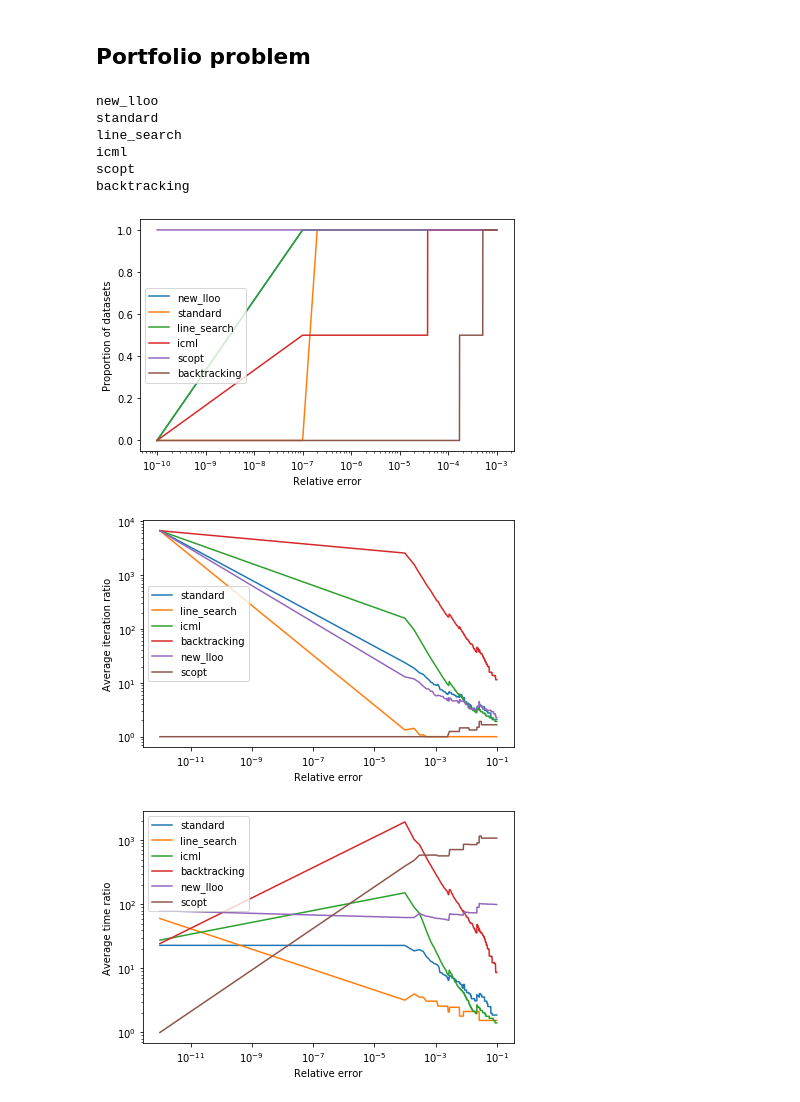
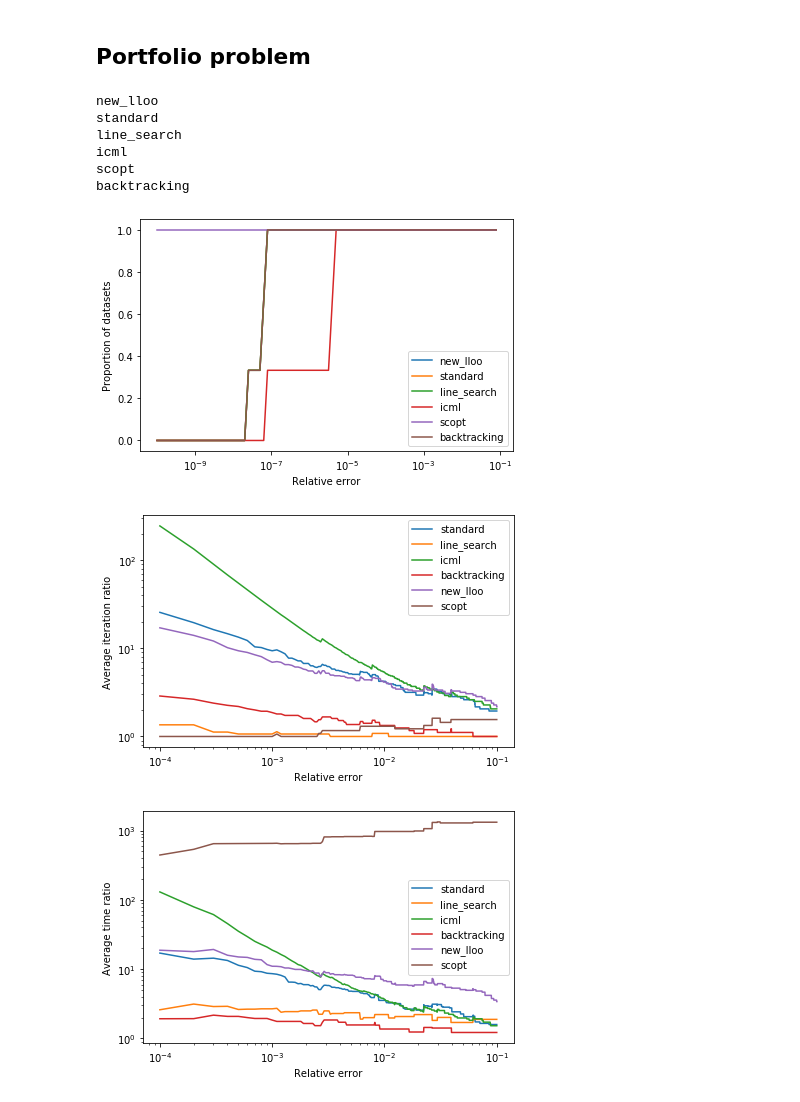
Before and after one commit to kamil-safin/scfw_experiments, a Jupyter notebook: plot_figures.ipynb, the cells around one changed output. Saved outputs shown, nothing was run; the diff lists cells and outputs as text; code cells hidden in the pictures.

Commit message:
update logistic regression and corrections
corrected backtracking

```diff
--- a/plot_figures.ipynb
+++ b/plot_figures.ipynb
@@ -9,10 +9,14 @@ data_folder = './results'
 # %% [markdown]
 ## Portfolio problem
 # %%
+task_name = 'log_reg'
+data_list =  ['a5a']
+policy_list = run_alpha_policies = ["standard","line_search","icml","backtracking","scopt"]
+policy_labels= ['Standard','Line Search','Ver1','Ver2','PN']
 task_name = 'portfolio'
-data_list =  ['syn_1000_800_10_50', 'syn_1000_1200_10_50']#, 'syn_1000_1500_10_50']
+data_list = ['syn_1000_800_10_50', 'syn_1000_1200_10_50', 'syn_1000_1500_10_50']
 policy_list = run_alpha_policies = ["standard","line_search","icml","backtracking","new_lloo","scopt"]
-policy_labels=['Standard','Line Search','Ver1','Ver2','LLOO','PN']
+policy_labels= ['Standard','Line Search','Ver1','Ver2','LLOO','PN']
 results = dict()
 
 for data_name in data_list:
@@ -39,15 +43,16 @@ for data_name in data_list:
 policy_percentage_plot = {}
 for policy in error_hist_data.keys():
     print(policy)
-    error_range = np.arange(1e-10, 1e-3, 1e-7)
+    error_range = 10.0**np.arange(-10, -1, 0.1)
     achieved_error_data_qty = []
     for error_val in error_range:
         curr_error_achieved_qty = 0
         for error_hist in error_hist_data[policy].values():
-            if (len(error_hist) < 10000) or (error_hist[5000] < error_val):
+            if (error_hist[-1] < error_val):
                 curr_error_achieved_qty += 1
         achieved_error_data_qty.append(curr_error_achieved_qty)
     policy_percentage_plot[policy] = achieved_error_data_qty
+    #print(policy,policy_percentage_plot[policy])
 for policy in policy_percentage_plot:
     plt.plot(error_range, np.array(policy_percentage_plot[policy]) / len(data_list), label=policy)
 
@@ -65,7 +70,7 @@ line_search
 icml
 scopt
 backtracking
-[figure, old version]
+[figure, new version]
 # %%
 #average ratio iter plot
 minimal_iter_per_algo = {}
@@ -83,8 +88,8 @@ for policy in error_hist_data.keys():
                 current_data_minimal_iters.append(iter_index)
                 current_data_minimal_times.append(np.sum(time_hist_data[policy][data_name][:iter_index]))
             else:
-                current_data_minimal_iters.append(len(error_hist))
-                current_data_minimal_times.append(np.sum(time_hist_data[policy][data_name]))
+                current_data_minimal_iters.append(np.nan)#len(error_hist))
+                current_data_minimal_times.append(np.nan)#np.sum(time_hist_data[policy][data_name]))
         if policy not in minimal_iter_per_algo.keys():
             minimal_iter_per_algo[policy] = {}
             minimal_time_per_algo[policy] = {}
@@ -113,35 +118,35 @@ for data_name in data_list:
 for policy in policy_list:
     policy_avg_ratios = []
     for i in range(len(error_range)):
         policy_avg_ratios.append(np.mean([ratio_of_iter_per_algo[policy][data_name][i] for data_name in data_list]))
     plt.plot(error_range, policy_avg_ratios, label=policy)
 
 plt.xscale('log')
 plt.yscale('log')
 plt.xlabel('Relative error')
 plt.ylabel('Average iteration ratio')
 plt.legend()
 plt.tight_layout()
 plt.savefig('./pics/avg_iter_plot.png')
 plt.show()
 
 for policy in policy_list:
     policy_avg_time_ratios = []
     for i in range(len(error_range)):
         policy_avg_time_ratios.append(np.mean([ratio_of_time_per_algo[policy][data_name][i] for data_name in data_list]))
     plt.plot(error_range, policy_avg_time_ratios, label=policy)
 
 plt.xscale('log')
 plt.yscale('log')
 plt.xlabel('Relative error')
 plt.ylabel('Average time ratio')
 plt.legend()
 plt.tight_layout()
 plt.savefig('./pics/avg_time_plot.png')
 plt.show()
 # %% [output]
-[figure, old version]
+[figure, new version]
-[figure, old version]
+[figure, new version]
 # %%
 for data in data_list:
     for i in range(len(policy_list)):
```
Also changed, not shown: parts of 4 cells of this notebook, 7 other files.
